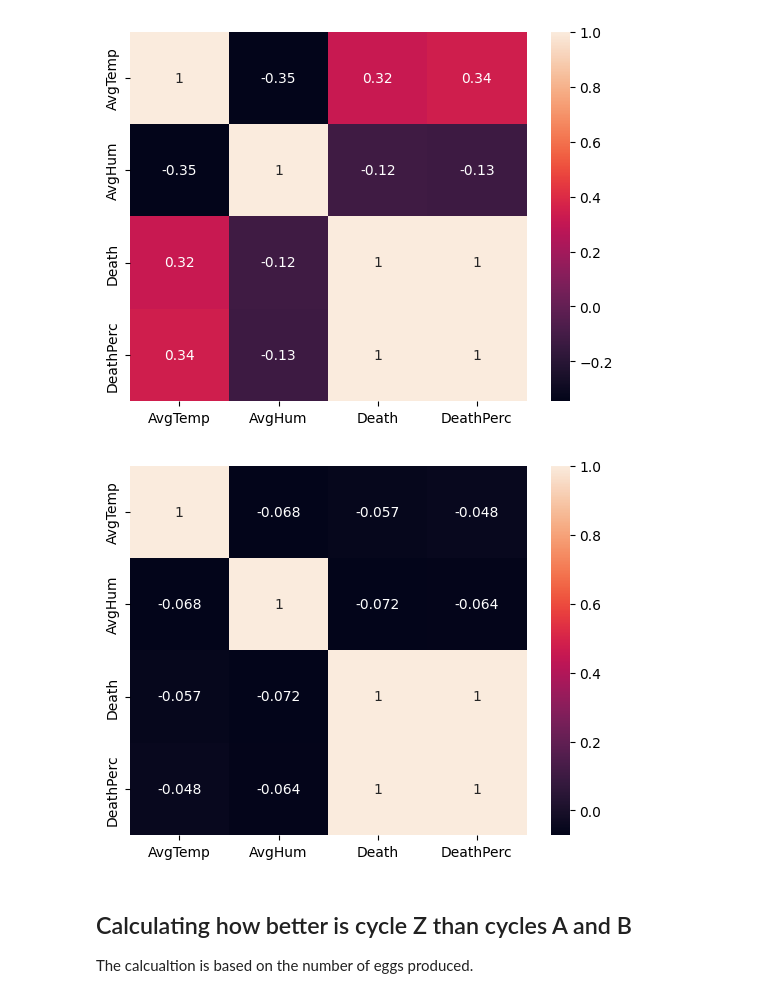
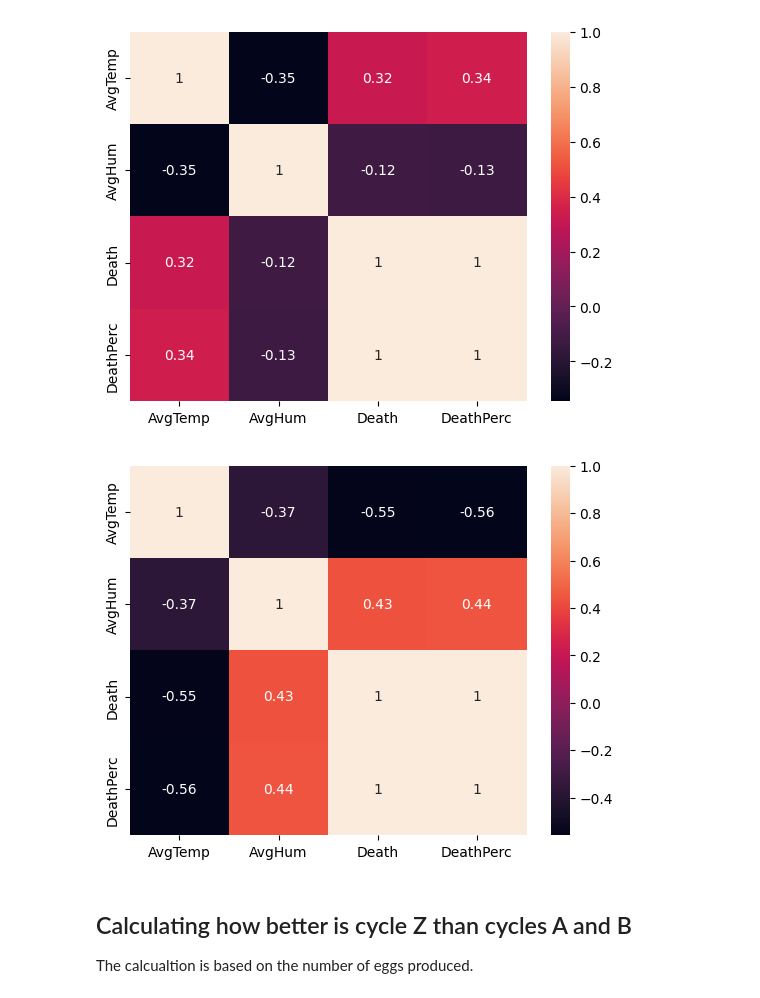
Before and after one commit to CanaliDavide/DASA--Project, a Jupyter notebook: Z_analysis/DataAnalisysZ_Cluster.ipynb, the cells around one changed output. Cells and saved outputs as stored; diff of their text form; code cells hidden in the pictures.

```diff
--- a/Z_analysis/DataAnalisysZ_Cluster.ipynb
+++ b/Z_analysis/DataAnalisysZ_Cluster.ipynb
@@ -97,10 +97,10 @@ plt.show()
 # %% [output]
 [figure]
 # %%
-sns.heatmap(cycleX1[['AvgTemp', 'AvgHum', 'Death', 'DeathPerc']].drop(range(200,len(cycleX1))).corr(), annot=True)
+sns.heatmap(cycleX1[['AvgTemp', 'AvgHum', 'Death', 'DeathPerc']].drop(range(300,len(cycleX1))).corr(), annot=True)
 plt.show()
 # %% [output]
-[figure, old version]
+[figure, new version]
 # %% [markdown]
 ## Calculating how better is cycle Z than cycles A and B
 The calcualtion is based on the number of eggs produced.
```
Also changed, not shown: 8 other files.
